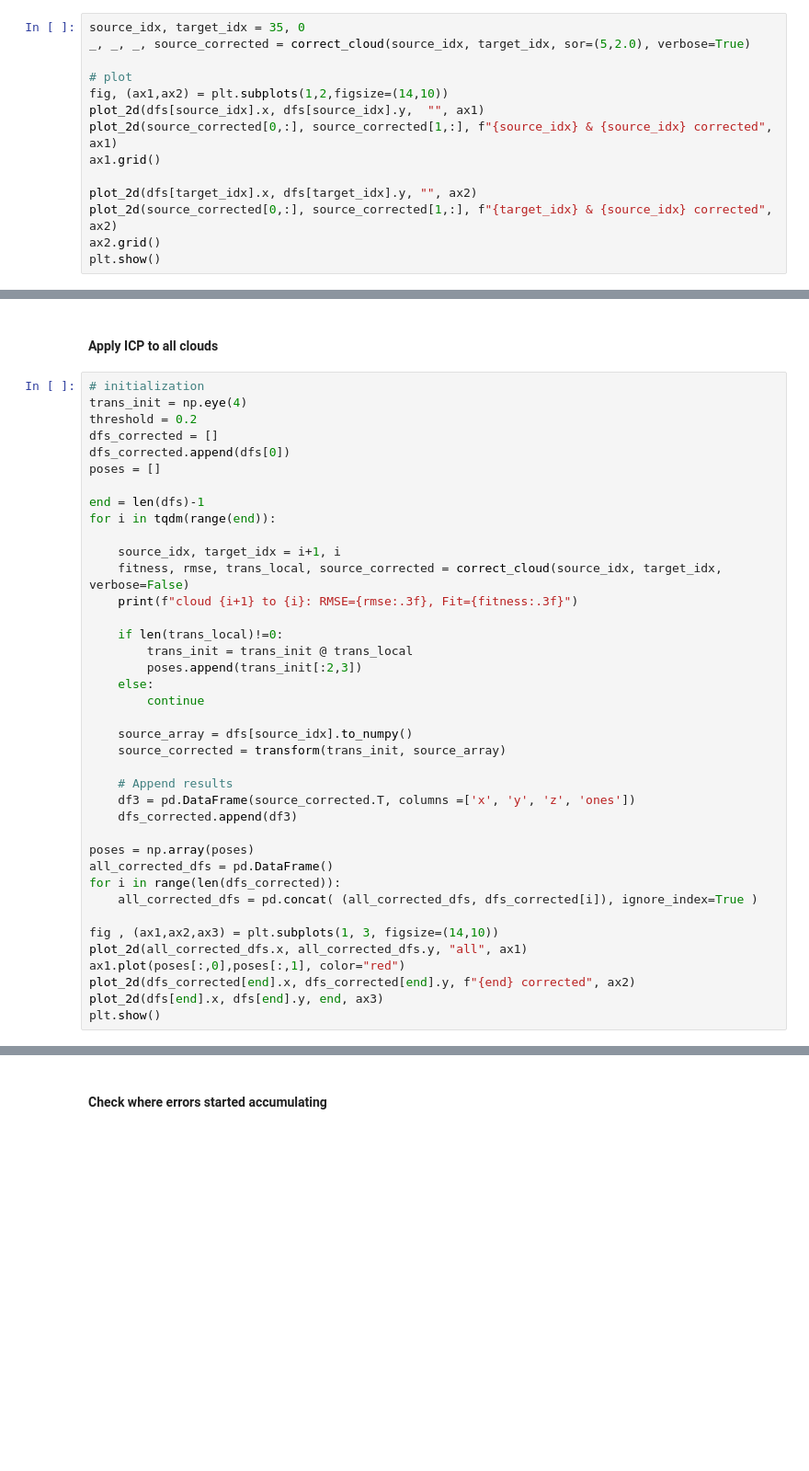
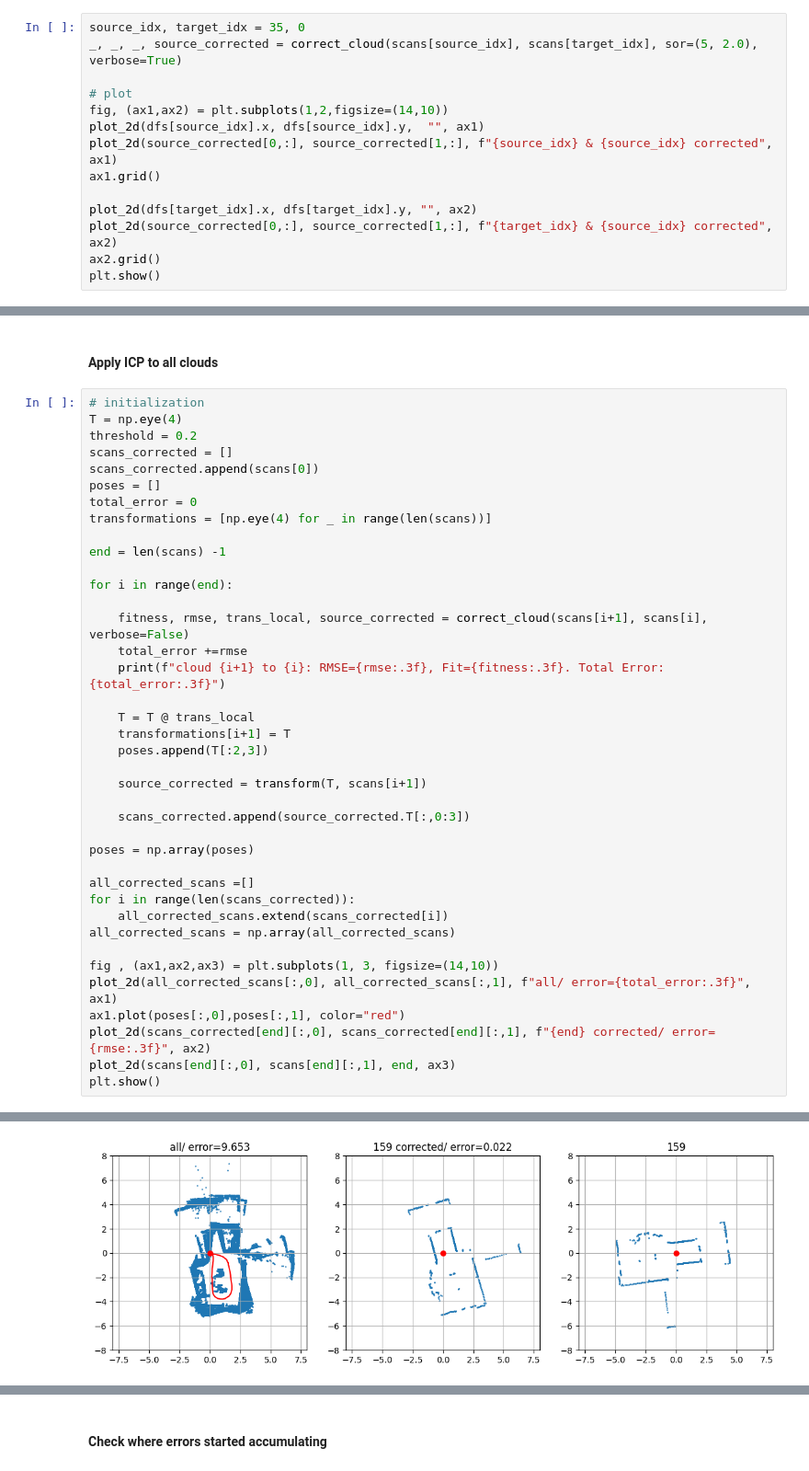
Before and after one commit to HumbertoDiego/lidar-experiments, a Jupyter notebook: Theory 2.2-ICPModerateDataset.ipynb, the cells around one changed output, grey strips where cells are left out. Shown: that part at 92% size. Saved outputs shown, nothing was run; the diff lists cells and outputs as text; blank space fills up the shorter version.

```diff
--- a/Theory 2.2-ICPModerateDataset.ipynb
+++ b/Theory 2.2-ICPModerateDataset.ipynb
@@ -336,7 +341,7 @@ time: 344 ms (started: 2024-11-18 23:12:44 -03:00)
 #### Statistical Outlier Removal (SOR)
 # %%
 source_idx, target_idx = 35, 0
-_, _, _, source_corrected = correct_cloud(source_idx, target_idx, sor=(5,2.0), verbose=True)
+_, _, _, source_corrected = correct_cloud(scans[source_idx], scans[target_idx], sor=(5, 2.0), verbose=True)
 
 # plot
 fig, (ax1,ax2) = plt.subplots(1,2,figsize=(14,10))
@@ -446,41 +450,41 @@ time: 593 ms (started: 2024-11-18 23:13:41 -03:00)
 #### Apply ICP to all clouds
 # %%
 # initialization
-trans_init = np.eye(4)
+T = np.eye(4)
 threshold = 0.2
-dfs_corrected = []
-dfs_corrected.append(dfs[0])
+scans_corrected = []
+scans_corrected.append(scans[0])
 poses = []
+total_error = 0
+transformations = [np.eye(4) for _ in range(len(scans))]
 
-end = len(dfs)-1
-for i in tqdm(range(end)):
+end = len(scans) -1
 
-    source_idx, target_idx = i+1, i
-    fitness, rmse, trans_local, source_corrected = correct_cloud(source_idx, target_idx, verbose=False)
-    print(f"cloud {i+1} to {i}: RMSE={rmse:.3f}, Fit={fitness:.3f}")
+for i in range(end):
 
-    if len(trans_local)!=0:
-        trans_init = trans_init @ trans_local
-        poses.append(trans_init[:2,3])
-    else:
-        continue
+    fitness, rmse, trans_local, source_corrected = correct_cloud(scans[i+1], scans[i], verbose=False)
+    total_error +=rmse
+    print(f"cloud {i+1} to {i}: RMSE={rmse:.3f}, Fit={fitness:.3f}. Total Error: {total_error:.3f}")
 
-    source_array = dfs[source_idx].to_numpy()
-    source_corrected = transform(trans_init, source_array)
+    T = T @ trans_local
+    transformations[i+1] = T
+    poses.append(T[:2,3])
 
-    # Append results
-    df3 = pd.DataFrame(source_corrected.T, columns =['x', 'y', 'z', 'ones'])
-    dfs_corrected.append(df3)
+    source_corrected = transform(T, scans[i+1])
+
+    scans_corrected.append(source_corrected.T[:,0:3])
 
 poses = np.array(poses)
-all_corrected_dfs = pd.DataFrame()
-for i in range(len(dfs_corrected)):
-    all_corrected_dfs = pd.concat( (all_corrected_dfs, dfs_corrected[i]), ignore_index=True )
+
+all_corrected_scans =[]
+for i in range(len(scans_corrected)):
+    all_corrected_scans.extend(scans_corrected[i])
+all_corrected_scans = np.array(all_corrected_scans)
 
 fig , (ax1,ax2,ax3) = plt.subplots(1, 3, figsize=(14,10))
-plot_2d(all_corrected_dfs.x, all_corrected_dfs.y, "all", ax1)
+plot_2d(all_corrected_scans[:,0], all_corrected_scans[:,1], f"all/ error={total_error:.3f}", ax1)
 ax1.plot(poses[:,0],poses[:,1], color="red")
-plot_2d(dfs_corrected[end].x, dfs_corrected[end].y, f"{end} corrected", ax2)
-plot_2d(dfs[end].x, dfs[end].y, end, ax3)
+plot_2d(scans_corrected[end][:,0], scans_corrected[end][:,1], f"{end} corrected/ error={rmse:.3f}", ax2)
+plot_2d(scans[end][:,0], scans[end][:,1], end, ax3)
 plt.show()
 # %% [output]
@@ -503,0 +508 @@ cloud 52 to 51: RMSE=0.061, Fit=0.968
+[figure, new version]
```
Also changed, not shown: parts of 15 cells of this notebook, 22 other files.
